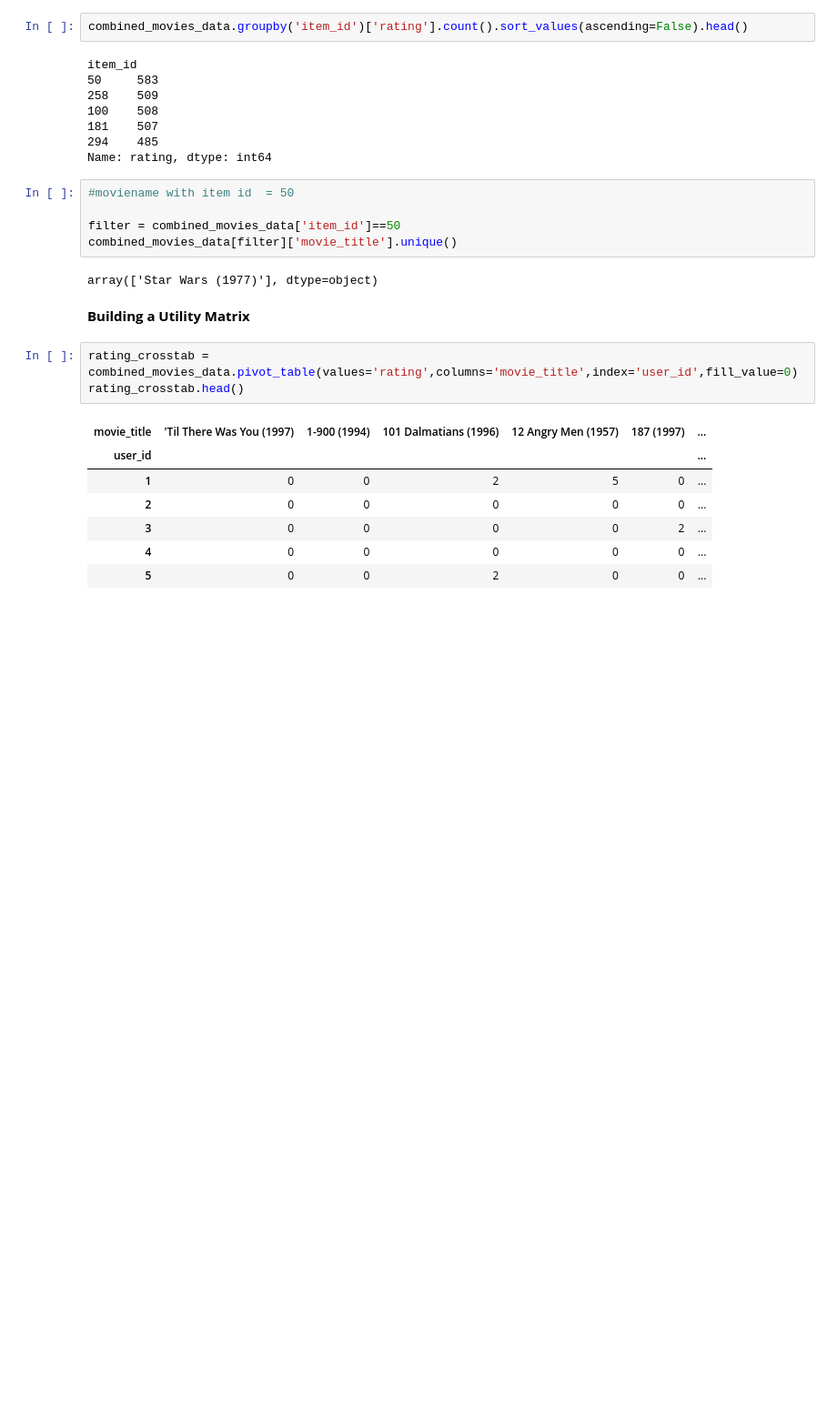
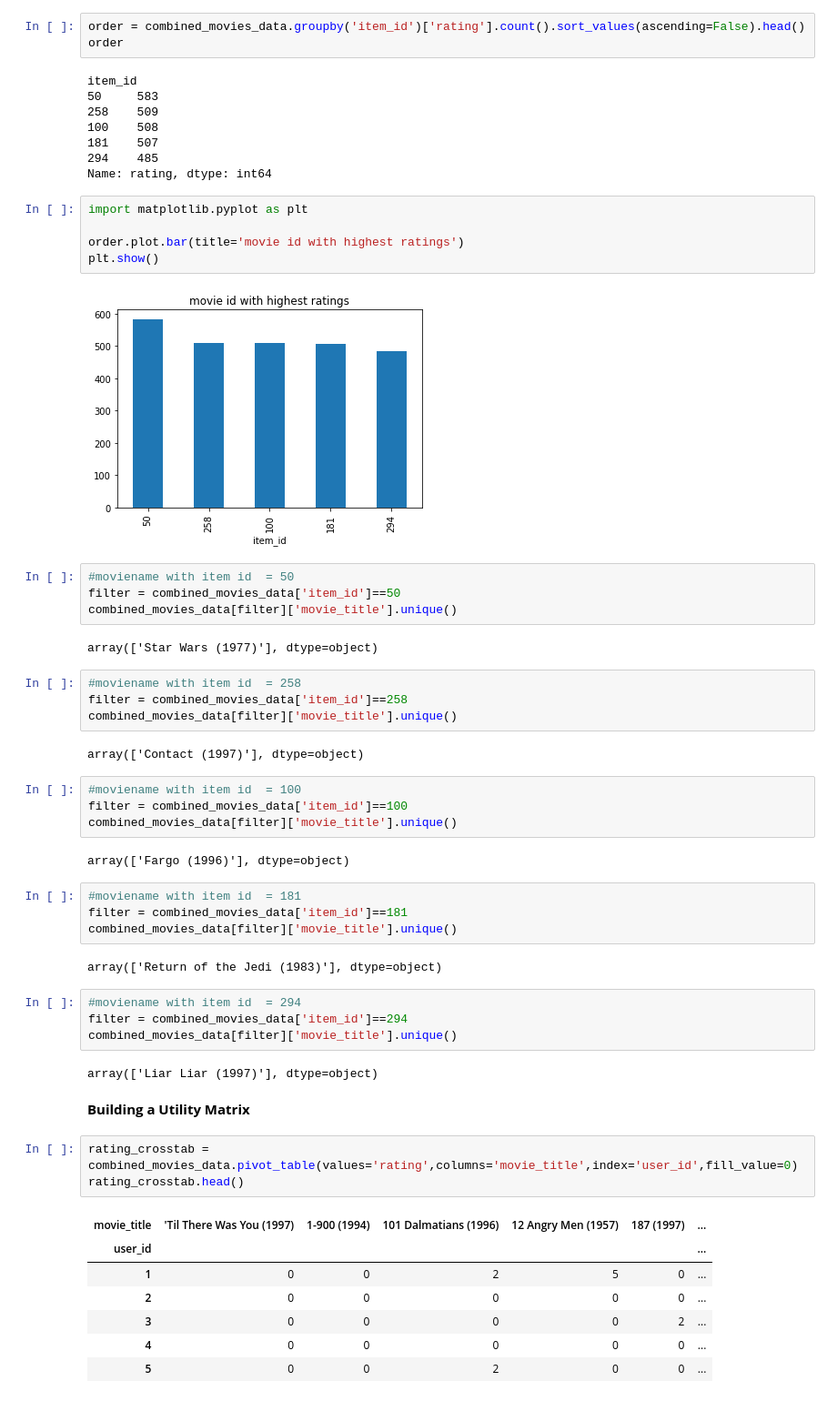
Before and after one commit to sundarp17/Recommendation-Systems, a Jupyter notebook: machine_learning/model_based_collaborative_filtering_system.ipynb, the cells around one changed output. Shown at 91% size. Saved outputs shown, nothing was run; the diff lists cells and outputs as text; blank space fills up the shorter version.

```diff
--- a/machine_learning/model_based_collaborative_filtering_system.ipynb
+++ b/machine_learning/model_based_collaborative_filtering_system.ipynb
@@ -58,7 +58,8 @@ combined_movies_data.head()
 | 3 | 154 | 242 | 3 | 879138235 | Kolya (1996) |
 | 4 | 306 | 242 | 5 | 876503793 | Kolya (1996) |
 # %%
-combined_movies_data.groupby('item_id')['rating'].count().sort_values(ascending=False).head()
+order = combined_movies_data.groupby('item_id')['rating'].count().sort_values(ascending=False).head()
+order
 # %% [output]
 item_id
 50     583
@@ -67,13 +68,43 @@ item_id
 181    507
 294    485
 Name: rating, dtype: int64
+# %%
+import matplotlib.pyplot as plt
+
+order.plot.bar(title='movie id with highest ratings')
+plt.show()
+# %% [output]
+[figure, added]
 # %%
 #moviename with item id  = 50
-
 filter = combined_movies_data['item_id']==50
 combined_movies_data[filter]['movie_title'].unique()
 # %% [output]
 array(['Star Wars (1977)'], dtype=object)
+# %%
+#moviename with item id  = 258
+filter = combined_movies_data['item_id']==258
+combined_movies_data[filter]['movie_title'].unique()
+# %% [output]
+array(['Contact (1997)'], dtype=object)
+# %%
+#moviename with item id  = 100
+filter = combined_movies_data['item_id']==100
+combined_movies_data[filter]['movie_title'].unique()
+# %% [output]
+array(['Fargo (1996)'], dtype=object)
+# %%
+#moviename with item id  = 181
+filter = combined_movies_data['item_id']==181
+combined_movies_data[filter]['movie_title'].unique()
+# %% [output]
+array(['Return of the Jedi (1983)'], dtype=object)
+# %%
+#moviename with item id  = 294
+filter = combined_movies_data['item_id']==294
+combined_movies_data[filter]['movie_title'].unique()
+# %% [output]
+array(['Liar Liar (1997)'], dtype=object)
 # %% [markdown]
 **Building a Utility Matrix**
 # %%
```
Also changed, not shown: parts of 3 cells of this notebook.
